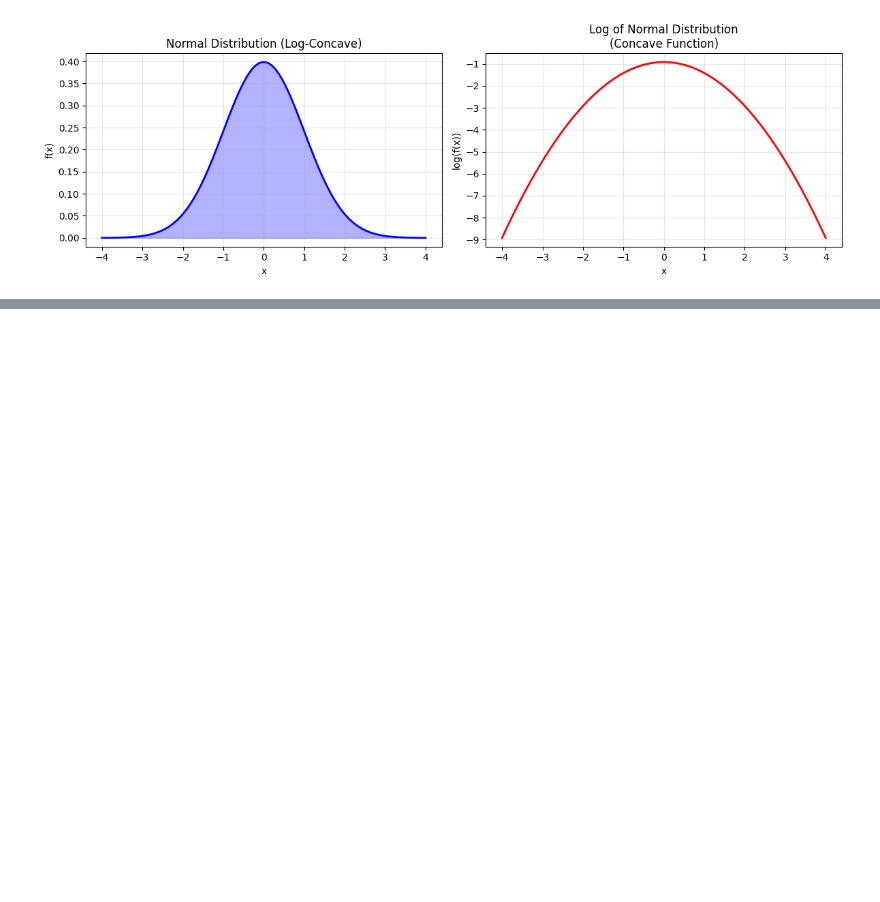
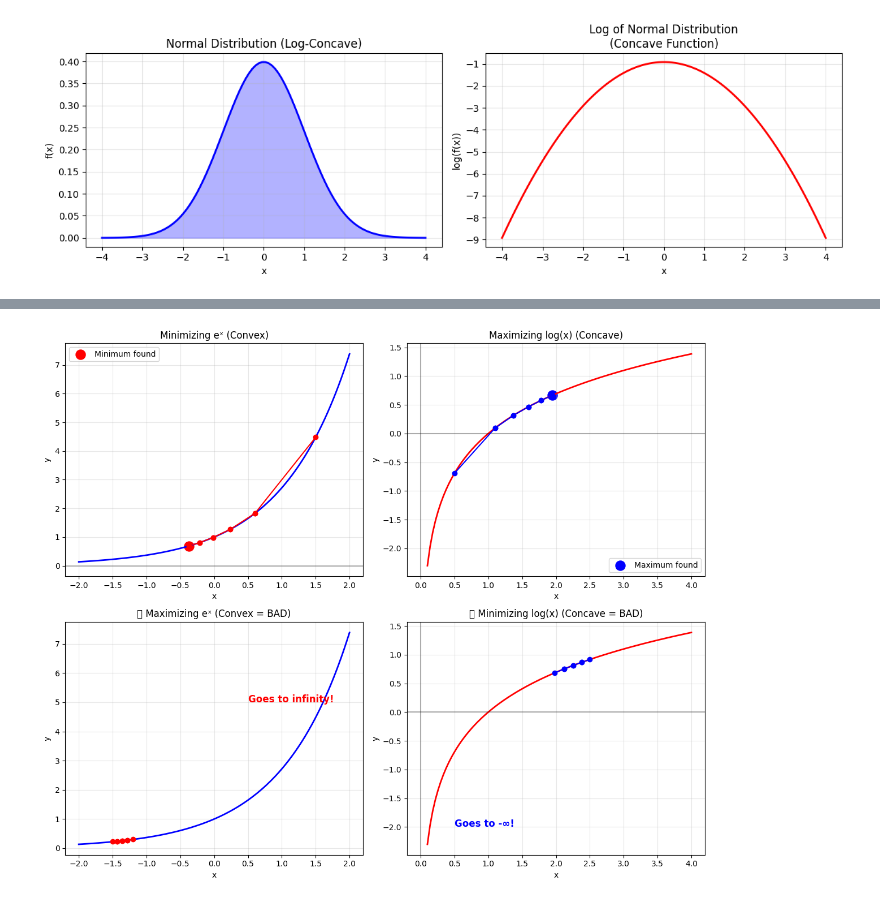
Before and after one commit to Saransh-Basu-01/Understanding-Deep-learning-, a Jupyter notebook: Background_Mathematics.ipynb, the cells around one changed output, grey strips where cells are left out. Saved outputs shown, nothing was run; the diff lists cells and outputs as text; code cells hidden in the pictures; blank space fills up the shorter version.

```diff
--- a/Background_Mathematics.ipynb
+++ b/Background_Mathematics.ipynb
@@ -832,0 +891,93 @@ plt.show()
+# %%
+import numpy as np
+import matplotlib.pyplot as plt
+
+fig, axes = plt.subplots(2, 2, figsize=(12, 10))
+
+# 1. Minimizing convex function (eˣ)
+ax = axes[0, 0]
+x = np.linspace(-2, 2, 100)
+y = np.exp(x)
+ax.plot(x, y, 'b-', linewidth=2)
+ax.axhline(y=0, color='black', alpha=0.3)
+ax.set_title('Minimizing eˣ (Convex)')
+ax.set_xlabel('x')
+ax.set_ylabel('y')
+ax.grid(True, alpha=0.3)
+
+# Show gradient descent
+x_current = 1.5
+for step in range(5):
+    gradient = np.exp(x_current)
+    x_next = x_current - 0.2 * gradient
+    ax.plot([x_current, x_next], [np.exp(x_current), np.exp(x_next)], 'ro-')
+    x_current = x_next
+ax.scatter(x_current, np.exp(x_current), color='red', s=150, label='Minimum found')
+ax.legend()
+
+# 2. Maximizing concave function (log(x))
+ax = axes[0, 1]
+x = np.linspace(0.1, 4, 100)
+y = np.log(x)
+ax.plot(x, y, 'r-', linewidth=2)
+ax.axhline(y=0, color='black', alpha=0.3)
+ax.axvline(x=0, color='black', alpha=0.3)
+ax.set_title('Maximizing log(x) (Concave)')
+ax.set_xlabel('x')
+ax.set_ylabel('y')
+ax.grid(True, alpha=0.3)
+
+# Show gradient ascent
+x_current = 0.5
+for step in range(5):
+    gradient = 1/x_current
+    x_next = x_current + 0.3 * gradient
+    ax.plot([x_current, x_next], [np.log(x_current), np.log(x_next)], 'bo-')
+    x_current = x_next
+ax.scatter(x_current, np.log(x_current), color='blue', s=150, label='Maximum found')
+ax.legend()
+
+# 3. What NOT to do: Maximizing convex
+ax = axes[1, 0]
+x = np.linspace(-2, 2, 100)
+y = np.exp(x)
+ax.plot(x, y, 'b-', linewidth=2)
+ax.set_title('❌ Maximizing eˣ (Convex = BAD)')
+ax.set_xlabel('x')
+ax.set_ylabel('y')
+ax.grid(True, alpha=0.3)
+
+# Gradient ascent on convex - diverges!
+x_current = -1.5
+for step in range(4):
+    gradient = np.exp(x_current)
+    x_next = x_current + 0.3 * gradient
+    ax.plot([x_current, x_next], [np.exp(x_current), np.exp(x_next)], 'ro-')
+    x_current = x_next
+ax.text(0.5, 5, 'Goes to infinity!', color='red', fontsize=12, fontweight='bold')
+
+# 4. What NOT to do: Minimizing concave
+ax = axes[1, 1]
+x = np.linspace(0.1, 4, 100)
+y = np.log(x)
+ax.plot(x, y, 'r-', linewidth=2)
+ax.axhline(y=0, color='black', alpha=0.3)
+ax.axvline(x=0, color='black', alpha=0.3)
+ax.set_title('❌ Minimizing log(x) (Concave = BAD)')
+ax.set_xlabel('x')
+ax.set_ylabel('y')
+ax.grid(True, alpha=0.3)
+
+# Gradient descent on concave - diverges!
+x_current = 2.5
+for step in range(4):
+    gradient = 1/x_current
+    x_next = x_current - 0.3 * gradient
+    ax.plot([x_current, x_next], [np.log(x_current), np.log(x_next)], 'bo-')
+    x_current = x_next
+ax.text(0.5, -2, 'Goes to -∞!', color='blue', fontsize=12, fontweight='bold')
+
+plt.tight_layout()
+plt.show()
+# %% [output]
+[figure, added]
```
Also changed, not shown: parts of 1 cell of this notebook.
